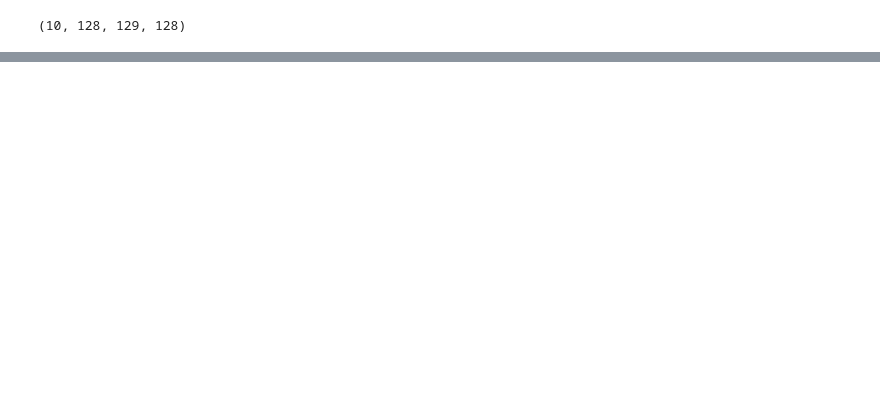
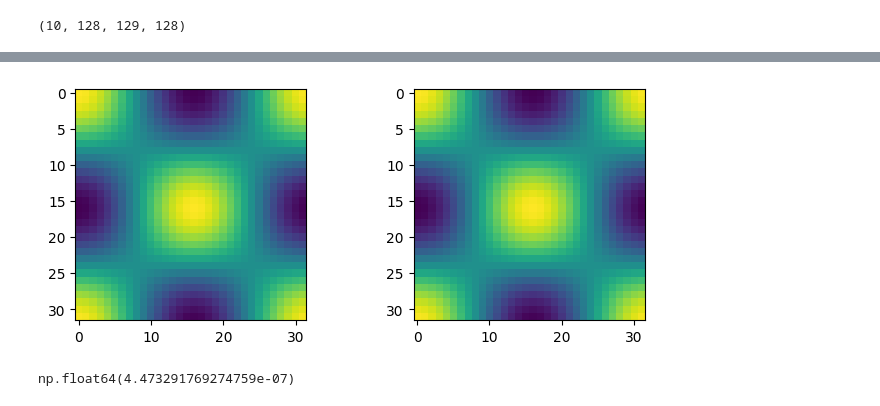
Before and after one commit to kz2wd/flow-diffuse, a Jupyter notebook: check_q-pressure.ipynb, the cells around one changed output, grey strips where cells are left out. Saved outputs shown, nothing was run; the diff lists cells and outputs as text; code cells hidden in the pictures; blank space fills up the shorter version.

```diff
--- a/check_q-pressure.ipynb
+++ b/check_q-pressure.ipynb
@@ -540,0 +538,14 @@ def pressure_solve(channel, Q):
+# %%
+t = 0
+y = 10
+
+fig, axes = plt.subplots(1, 2, figsize=(8, 3))
+axes[0].imshow(p_recovered.real[t, :, y, :])
+axes[1].imshow(p_exact_T[t, :, y, :])
+plt.show()
+# %% [output]
+[figure, added]
+# %%
+rel_rmse(p_recovered.real, p_exact_T)
+# %% [output]
+np.float64(4.473291769274759e-07)
```
Also changed, not shown: parts of 61 cells of this notebook.
